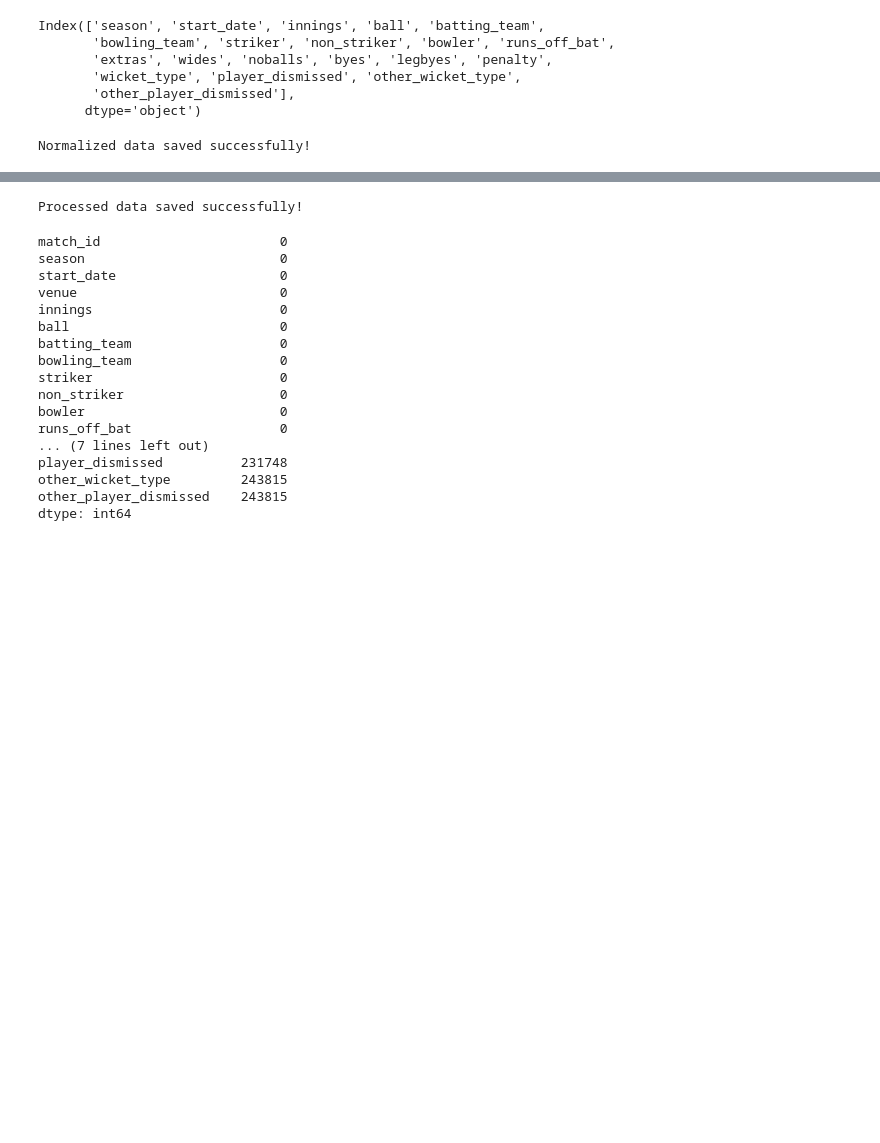
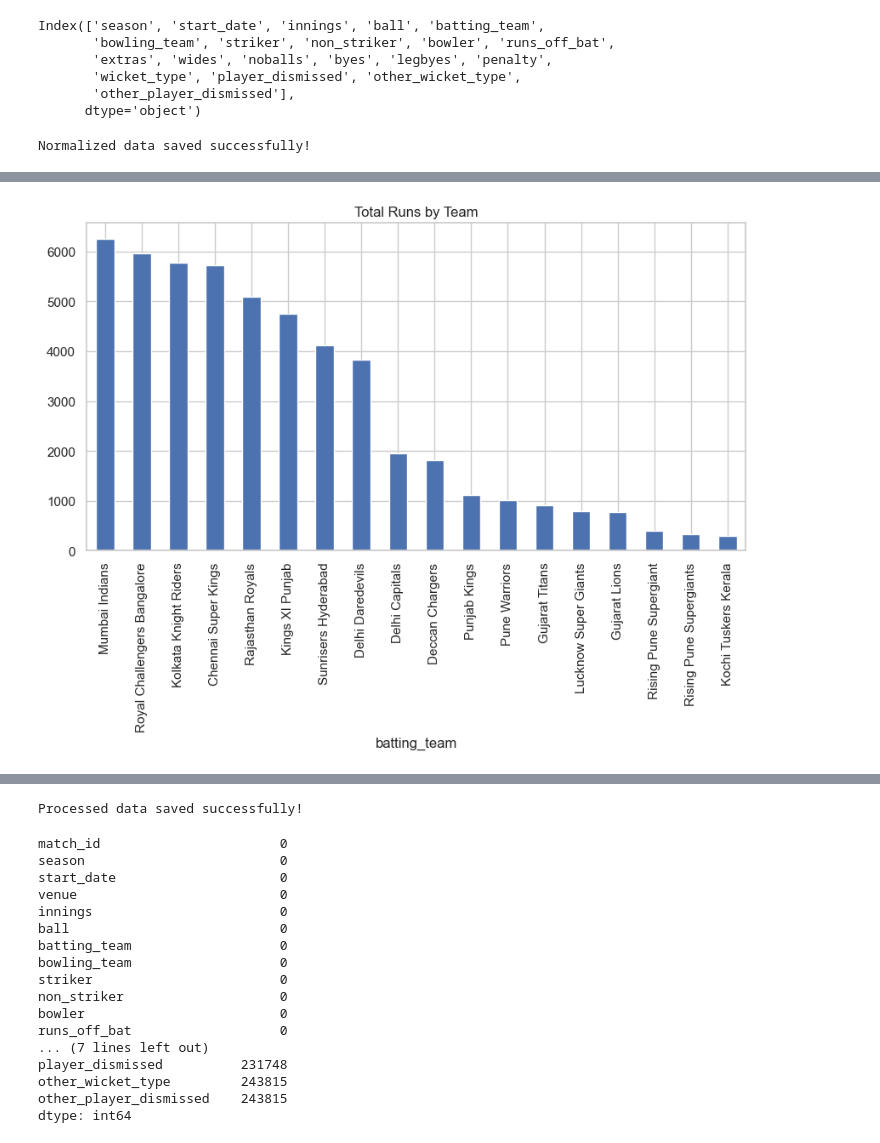
Before and after one commit to Anisha-1805/Cricket-Player-Performance-Prediction, a Jupyter notebook: notebooks/01_data_loading.ipynb, the cells around one changed output, grey strips where cells are left out. Saved outputs shown, nothing was run; the diff lists cells and outputs as text; code cells hidden in the pictures; blank space fills up the shorter version.

```diff
--- a/notebooks/01_data_loading.ipynb
+++ b/notebooks/01_data_loading.ipynb
@@ -108,0 +193,8 @@ Normalized data saved successfully!
+# %%
+team_runs = df.groupby('batting_team')['runs_off_bat'].sum().sort_values(ascending=False)
+
+team_runs.plot(kind='bar', figsize=(10,5))
+plt.title("Total Runs by Team")
+plt.show()
+# %% [output]
+[figure, added]
```
Also changed, not shown: parts of 12 cells of this notebook.
